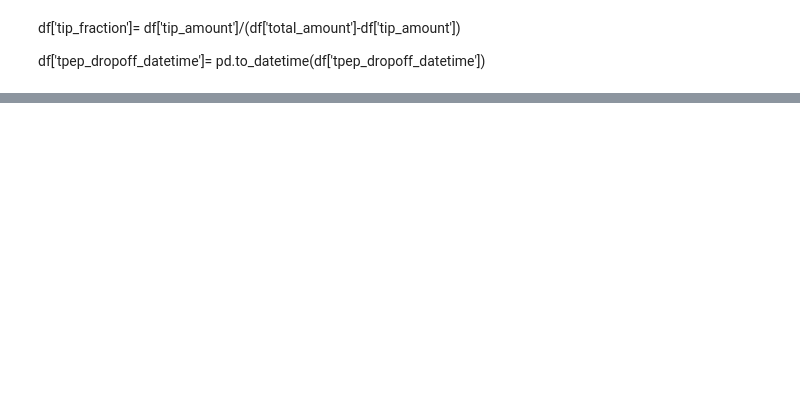
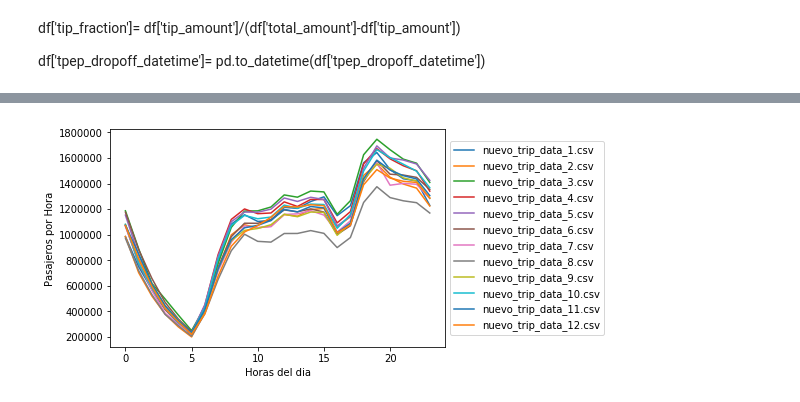
Before and after one commit to htapiagroup/sistemas-distribuidos-evaluacion-intersemestral-ark150, a Jupyter notebook: MAC_SistDist_Ex1_LDHJ.ipynb, the cells around one changed output, grey strips where cells are left out. Drawn from its saved outputs; the diff is of its cells as text; code cells hidden in the pictures; blank space fills up the shorter version.

```diff
--- a/MAC_SistDist_Ex1_LDHJ.ipynb
+++ b/MAC_SistDist_Ex1_LDHJ.ipynb
@@ -394,0 +450,10 @@ va=viajes.to_frame()
+# %%
+for archivo in plantilla:
+  dd=da.read_csv(archivo)
+  tm=dd['medallion'].value_counts().compute()
+  listaMejoresTaxis.append(tm.index[0])
+  dd=''
+  tm=''
+# %%
+for i in range(len(listaMejoresTaxis)):
+  print('nuevo_trip_data_',i+1,' id del mejor taxis: ',listaMejoresTaxis[i])
@@ -459,0 +507,3 @@ Sugerencia: agregar por el correspondiente periodo temporal y graficar. Que pued
+# %%
+archivos = 'nuevo_trip_data_{:d}.csv'
+plantilla = [archivos.format(i) for i in range(1, 13)]
@@ -459,0 +525,21 @@ Sugerencia: agregar por el correspondiente periodo temporal y graficar. Que pued
+# %%
+for archivo in plantilla:
+  dd=da.read_csv(archivo, usecols= ["dropoff_datetime", "passenger_count"])
+  dd['dropoff_datetime']=da.to_datetime(dd['dropoff_datetime'])
+  dd['hour'] = dd['dropoff_datetime'].dt.hour
+  #dd['weekday'] = dd['dropoff_datetime'].dt.weekday
+  estePorHora=dd.groupby('hour')
+  #estePorDia=dd.groupby('weekday')
+  rt=estePorHora['passenger_count'].sum()
+  d=rt.compute()
+  plt.plot(d, label=archivo)
+  dd=''
+  rt=''
+  estePorHora=''
+plt.xlabel('Horas del dia')
+plt.ylabel('Pasajeros por Hora')
+plt.legend(loc='center left', bbox_to_anchor=(1, 0.5))
+
+plt.show()
+# %% [output]
+[figure, added]
```
Also changed, not shown: parts of 102 cells of this notebook.
